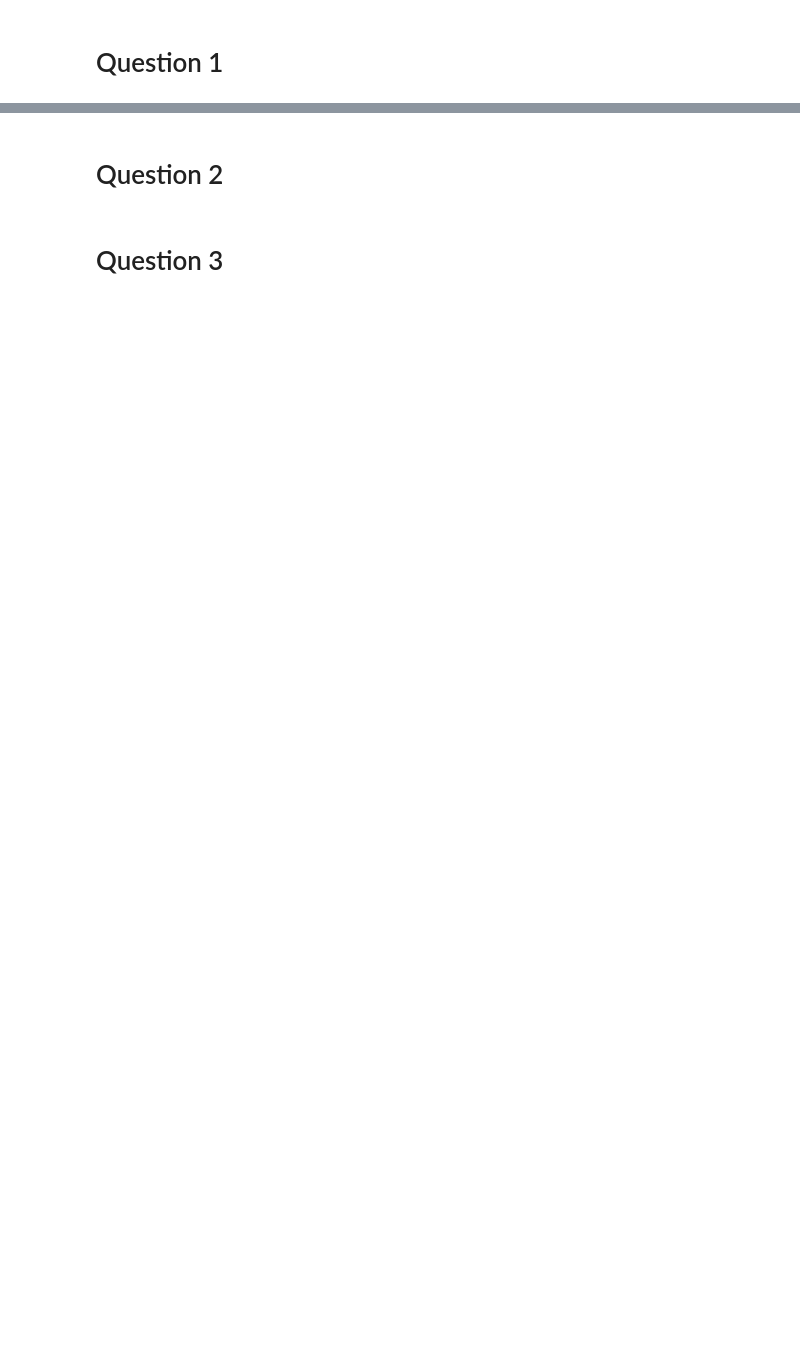
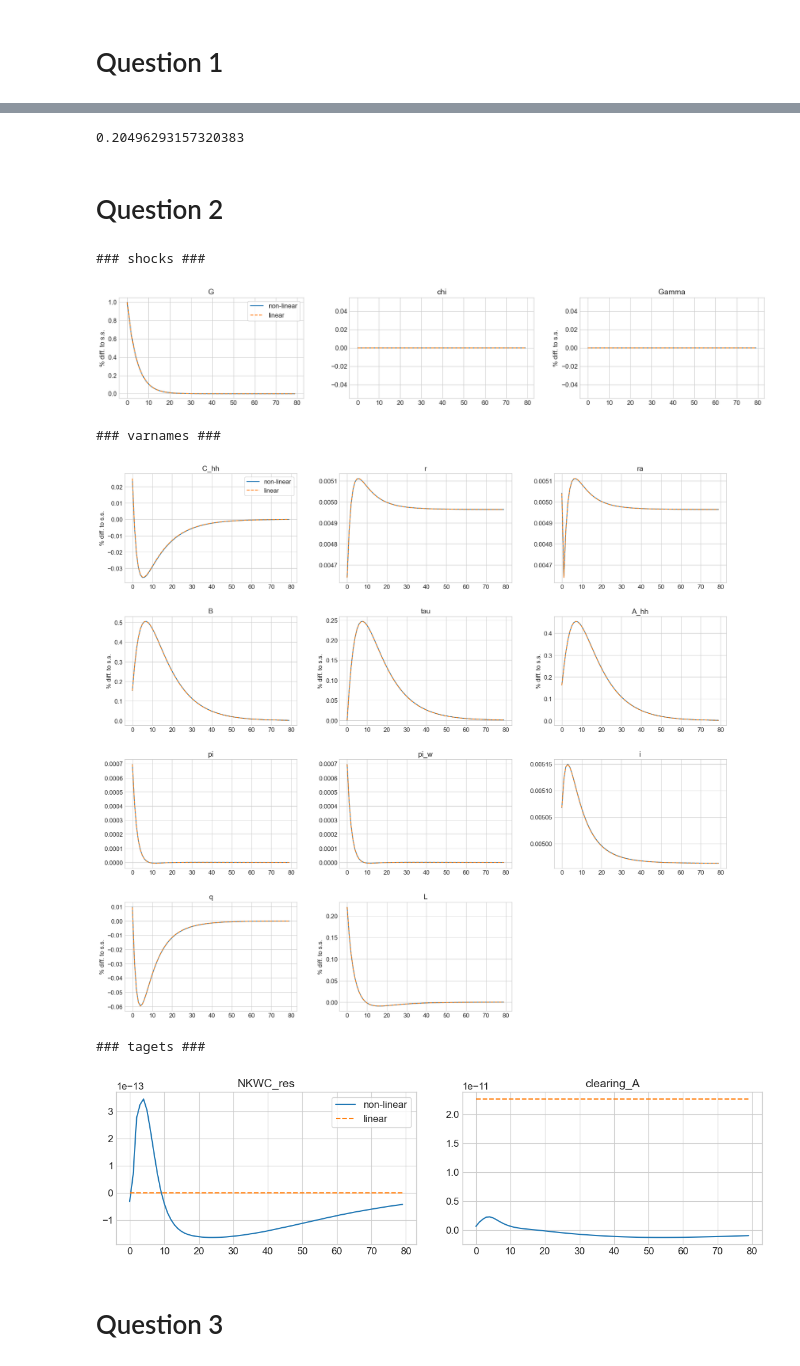
Before and after one commit to AskerNC/AdvMacroHet, a Jupyter notebook: Assignments/Handin/A2_HANK/HANK.ipynb, the cells around one changed output, grey strips where cells are left out. Cells and saved outputs as stored; diff of their text form; code cells hidden in the pictures; blank space fills up the shorter version.

```diff
--- a/Assignments/Handin/A2_HANK/HANK.ipynb
+++ b/Assignments/Handin/A2_HANK/HANK.ipynb
@@ -299,4 +323,17 @@ model.show_IRFs(paths,lvl_value=lvl_value)
+# %%
+ss.tau
+# %% [output]
+0.20496293157320383
 # %% [markdown]
 # Question 2
+# %%
+model.show_IRFs(paths,do_linear=True,lvl_value=lvl_value,T_max=80,ncols=3)
+# %% [output]
+### shocks ###
+[figure, added]
+### varnames ###
+[figure, added]
+### tagets ###
+[figure, added]
 # %% [markdown]
 # Question 3
```
Also changed, not shown: parts of 20 cells of this notebook, 3 other files.
